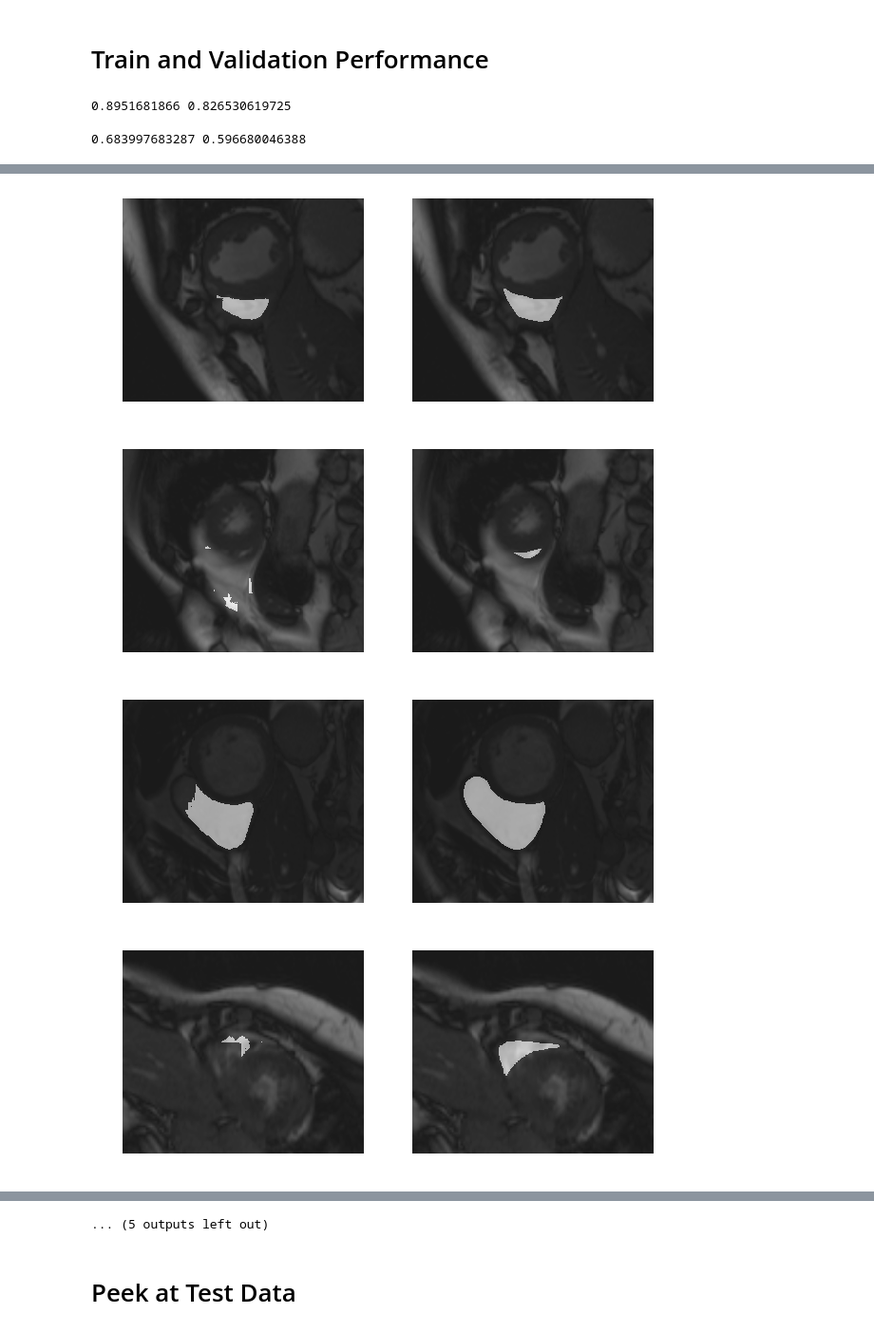
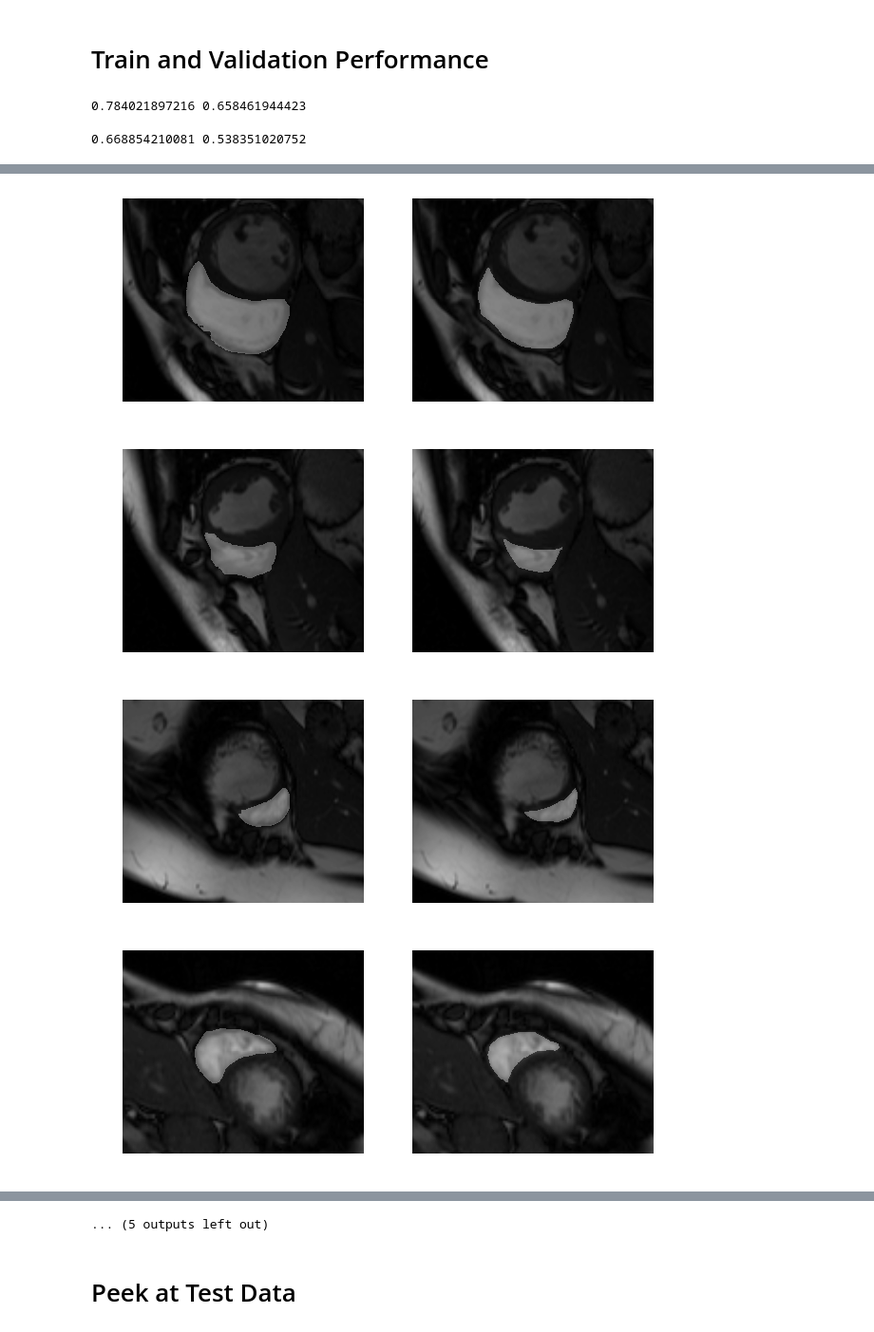
Before and after one commit to chuckyee/cardiac-segmentation, a Jupyter notebook: notebooks/Model Evaluation.ipynb, the cells around one changed output, grey strips where cells are left out. Shown at 95% size. Drawn from its saved outputs; the diff is of its cells as text; code cells hidden in the pictures.

```diff
--- a/notebooks/Model Evaluation.ipynb
+++ b/notebooks/Model Evaluation.ipynb
@@ -24,8 +24,8 @@ def jaccard(y_true, y_pred):
 m = model.u_net(height=216, width=256, maps=1,
                 features=32, depth=3, classes=2,
                 temperature=1.0,
-                padding='same', batch_norm=False)
-m.load_weights("../rvsc/results/simple-augmentation/weights-epoch288-0.9897.hdf5")
+                padding='same', batchnorm=False)
+m.load_weights("../results/elastic-augmentation/2-dice/weights-483-0.8022.hdf5")
 # %% [markdown]
 # Train and Validation Performance
 # %%
@@ -51,7 +51,7 @@ for i in range(train_steps_per_epoch):
         samples += 1
 print(avg_dice / samples, avg_jaccard / samples)
 # %% [output]
-0.8951681866 0.826530619725
+0.784021897216 0.658461944423
 # %%
 avg_dice = avg_jaccard = 0
 samples = 0
@@ -66,19 +66,19 @@ for i in range(val_steps_per_epoch):
         samples += 1
 print(avg_dice / samples, avg_jaccard / samples)
 # %% [output]
-0.683997683287 0.596680046388
+0.668854210081 0.538351020752
 # %%
 i = 0
 for mask_true, mask_pred, image in zip(masks_true, masks_pred, images):
     plt.figure(figsize=(10,25))
     plt.subplot(1, 2, 1)
     plt.axis("off")
-    plt.imshow(image[:,:,0], cmap=plt.cm.gray, alpha=0.8)
-    plt.imshow(np.round(mask_pred[:,:,1]), cmap=plt.cm.gray, alpha=0.5)
+    plt.imshow(image[:,:,0], cmap=plt.cm.gray)
+    plt.imshow(np.round(mask_pred[:,:,1]), cmap=plt.cm.gray, alpha=0.3)
     plt.subplot(1, 2, 2)
     plt.axis("off")
-    plt.imshow(image[:,:,0], cmap=plt.cm.gray, alpha=0.8)
-    plt.imshow(mask_true[:,:,1], cmap=plt.cm.gray, alpha=0.5)
-    plt.savefig("{:02d}.png".format(i), bbox_inches='tight')
+    plt.imshow(image[:,:,0], cmap=plt.cm.gray)
+    plt.imshow(mask_true[:,:,1], cmap=plt.cm.gray, alpha=0.3)
+    # plt.savefig("{:02d}.png".format(i), bbox_inches='tight')
     i += 1
 # %% [output]
@@ -89,4 +89,4 @@ for mask_true, mask_pred, image in zip(masks_true, masks_pred, images):
-[figure, old version]
+[figure, new version]
-[figure, old version]
+[figure, new version]
-[figure, old version]
+[figure, new version]
-[figure, old version]
+[figure, new version]
```
Also changed, not shown: parts of 3 cells of this notebook.
